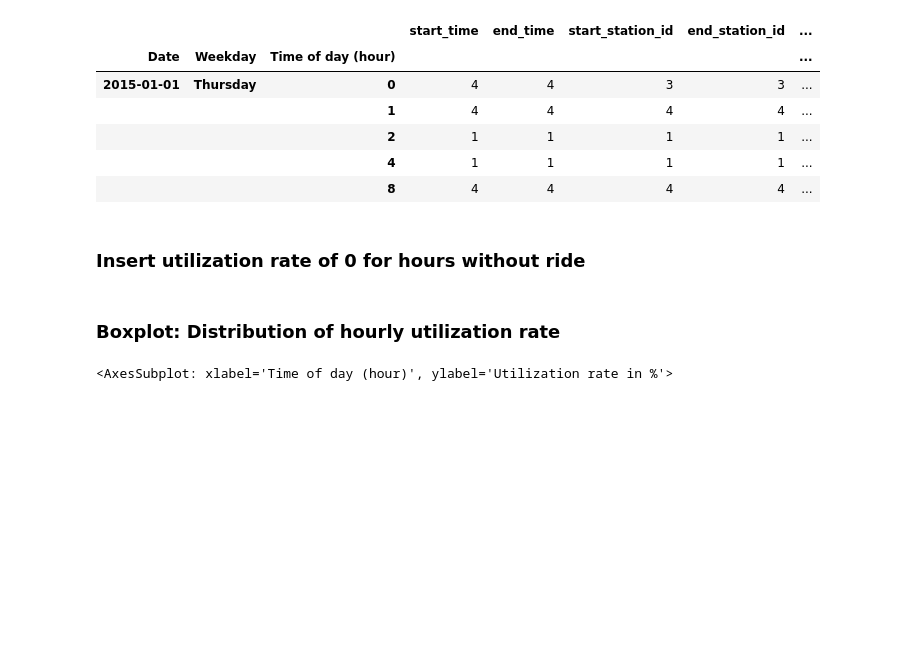
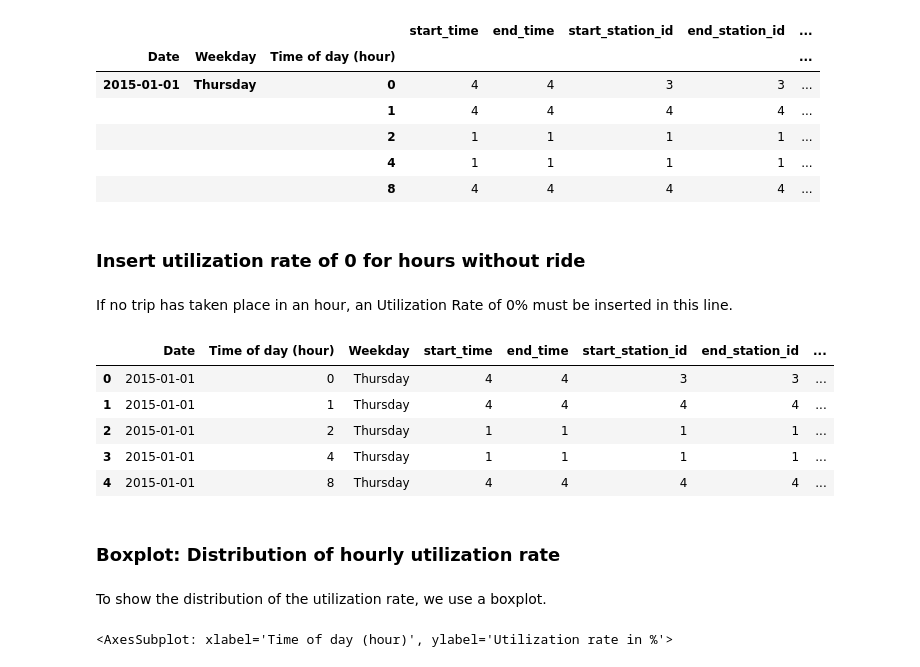
Before and after one commit to RavenRudi/AA_Group16, a Jupyter notebook: kpi_calculation.ipynb, the cells around one changed output. Drawn from its saved outputs; the diff is of its cells as text; code cells hidden in the pictures; blank space fills up the shorter version.

```diff
--- a/kpi_calculation.ipynb
+++ b/kpi_calculation.ipynb
@@ -25,10 +23,6 @@ df_splitted_trips.head()
 # %%
 import seaborn as sns
-amountOfBikes = len(df_splitted_trips['bike_id'].unique())
-days = ['Monday', 'Tuesday', 'Wednesday', 'Thursday', 'Friday', 'Saturday', 'Sunday']
 df_utilization_rate_per_hour = df_splitted_trips.copy()
-
-df_utilization_rate_per_hour['Weekday'] = df_utilization_rate_per_hour['start_time'].dt.day_name()
 df_utilization_rate_per_hour = df_utilization_rate_per_hour.groupby(['Date', 'Weekday', 'Time of day (hour)']).nunique()
 df_utilization_rate_per_hour['Utilization rate in %'] = df_utilization_rate_per_hour['bike_id']/amountOfBikes*100
 df_utilization_rate_per_hour.head()
@@ -42,37 +36,47 @@ df_utilization_rate_per_hour.head()
 |  |  | 8 | 4 | 4 | 4 | 4 | ... |
 # %% [markdown]
 ### Insert utilization rate of 0 for hours without ride
+# %% [markdown]
+If no trip has taken place in an hour, an Utilization Rate of 0% must be inserted in this line.
 # %%
 pd.options.mode.chained_assignment = None  # default='warn'
 
 df_utilization_rate_per_hour_reset = df_utilization_rate_per_hour.reset_index(level=1)
 
 indexes = df_utilization_rate_per_hour_reset.index.to_list()
 hours = set(range(24))
 
 dict_rides_with_hours = {}
 for index in indexes:
     if index[0] not in dict_rides_with_hours.keys():
         dict_rides_with_hours[index[0]] = set([index[1]])
     else:
         dict_rides_with_hours[index[0]].add(index[1])
 dict_rides_without_hours = {}
 for key, value in dict_rides_with_hours.items():
     missing_hours = hours - value
     if key not in dict_rides_without_hours.keys():
         dict_rides_without_hours[key] = missing_hours
 df_utilization_rate_per_hour_reset2 = df_utilization_rate_per_hour_reset.reset_index()
 df_utilization_rate_per_hour_reduced = df_utilization_rate_per_hour_reset2[['Date','Time of day (hour)','Utilization rate in %']]
-
-#print(dict_rides_without_hours)
 for key, value in dict_rides_without_hours.items():
     for hour in value:
         df_utilization_rate_per_hour_reduced.loc[len(df_utilization_rate_per_hour_reduced.index)] = [key, hour, 0]
 
 df_utilization_rate_per_hour_reduced.sort_values(by=['Date', 'Time of day (hour)'], inplace=True)
 df_utilization_rate_per_hour_reduced=df_utilization_rate_per_hour_reduced.reset_index(drop=True)
+df_utilization_rate_per_hour_reduced.head()
+# %% [output]
+|  | Date | Time of day (hour) | Weekday | start_time | end_time | start_station_id | end_station_id | ... |
+| 0 | 2015-01-01 | 0 | Thursday | 4 | 4 | 3 | 3 | ... |
+| 1 | 2015-01-01 | 1 | Thursday | 4 | 4 | 4 | 4 | ... |
+| 2 | 2015-01-01 | 2 | Thursday | 1 | 1 | 1 | 1 | ... |
+| 3 | 2015-01-01 | 4 | Thursday | 1 | 1 | 1 | 1 | ... |
+| 4 | 2015-01-01 | 8 | Thursday | 4 | 4 | 4 | 4 | ... |
 # %% [markdown]
 ### Boxplot: Distribution of hourly utilization rate
+# %% [markdown]
+To show the distribution of the utilization rate, we use a boxplot.
 # %%
 df_utilization_rate_per_hour_reset_index = df_utilization_rate_per_hour.reset_index(level=2)
 sns.boxplot(data=df_utilization_rate_per_hour_reset_index, x='Time of day (hour)', y='Utilization rate in %')
```
Also changed, not shown: parts of 14 cells of this notebook.
